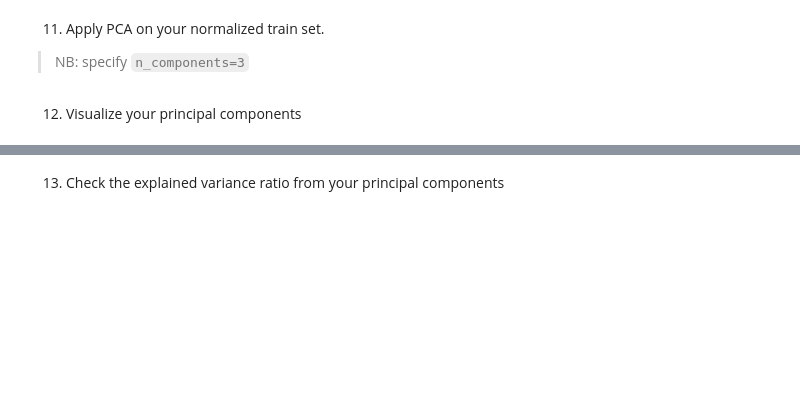
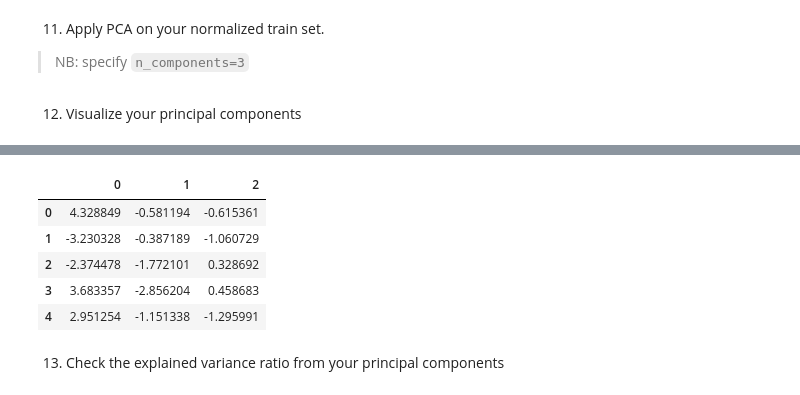
Before and after one commit to BerengerQueune/Jedha_Bootcamp, a Jupyter notebook: M06-Unsupervised_Machine_Learning/D03-Dimensionality_Reduction_PCA/ex-01-House_prices_reduction.ipynb, the cells around one changed output, grey strips where cells are left out. Cells and saved outputs as stored; diff of their text form; code cells hidden in the pictures; blank space fills up the shorter version.

```diff
--- a/M06-Unsupervised_Machine_Learning/D03-Dimensionality_Reduction_PCA/ex-01-House_prices_reduction.ipynb
+++ b/M06-Unsupervised_Machine_Learning/D03-Dimensionality_Reduction_PCA/ex-01-House_prices_reduction.ipynb
@@ -56,0 +61,4 @@ Let's check out the power of PCA on tabular data. Download the dataset here 👉
+# %%
+from sklearn.model_selection import train_test_split
+X_train, X_test, y_train, y_test = train_test_split(X, y, test_size=0.2, random_state=0)
+X_train.head()
@@ -62,0 +76,6 @@ Let's check out the power of PCA on tabular data. Download the dataset here 👉
+# %%
+from sklearn.ensemble import RandomForestRegressor
+regressor = RandomForestRegressor(random_state=0, min_samples_split=15)
+regressor.fit(X_train, y_train)
+
+regressor.score(X_test, y_test)
@@ -97,0 +109,6 @@ array([[-0.86836547,  0.10321202,  2.13150648, ..., -0.09258767,
+# %%
+from sklearn.preprocessing import StandardScaler
+scaler = StandardScaler()
+X_train = scaler.fit_transform(X_train)
+X_test = scaler.transform(X_test)
+X_train
@@ -98,5 +129,10 @@ array([[-0.86836547,  0.10321202,  2.13150648, ..., -0.09258767,
 # %% [markdown]
 11. Apply PCA on your normalized train set.
 > NB: specify `n_components=3`
+# %%
+from sklearn.decomposition import PCA
+pca = PCA(n_components=3)
+PC = pca.fit_transform(X_train)
+PC_test = pca.transform(X_test)
 # %% [markdown]
 12. Visualize your principal components
@@ -111,2 +139,16 @@ array([[-0.86836547,  0.10321202,  2.13150648, ..., -0.09258767,
+# %%
+# Convert PC into a DataFrame
+PC2 = pd.DataFrame(data=PC)
+PC_test2 = pd.DataFrame(data=PC_test)
+
+# PC Head
+PC2.head()
+# %% [output]
+|  | 0 | 1 | 2 |
+| 0 | 4.328849 | -0.581194 | -0.615361 |
+| 1 | -3.230328 | -0.387189 | -1.060729 |
+| 2 | -2.374478 | -1.772101 | 0.328692 |
+| 3 | 3.683357 | -2.856204 | 0.458683 |
+| 4 | 2.951254 | -1.151338 | -1.295991 |
 # %% [markdown]
 13. Check the explained variance ratio from your principal components
```
Also changed, not shown: parts of 33 cells of this notebook, 3 other files.
